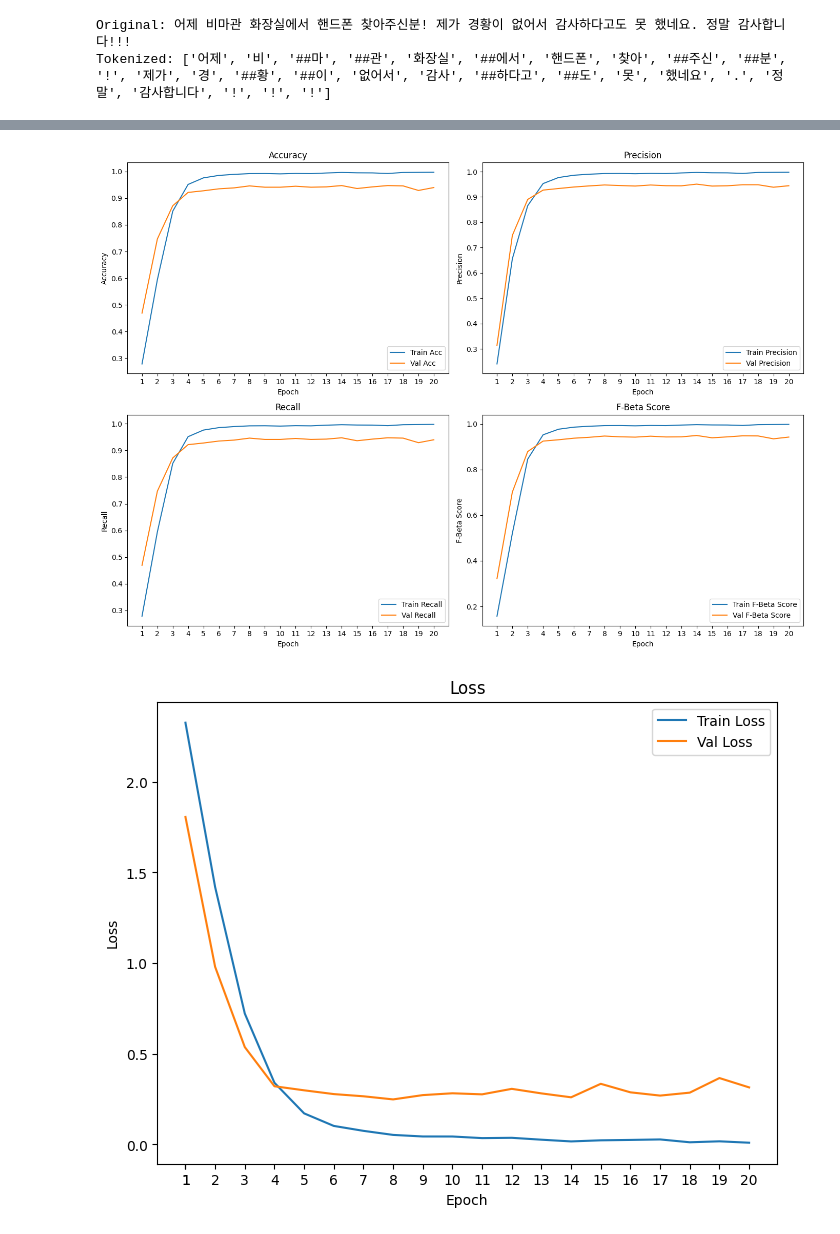
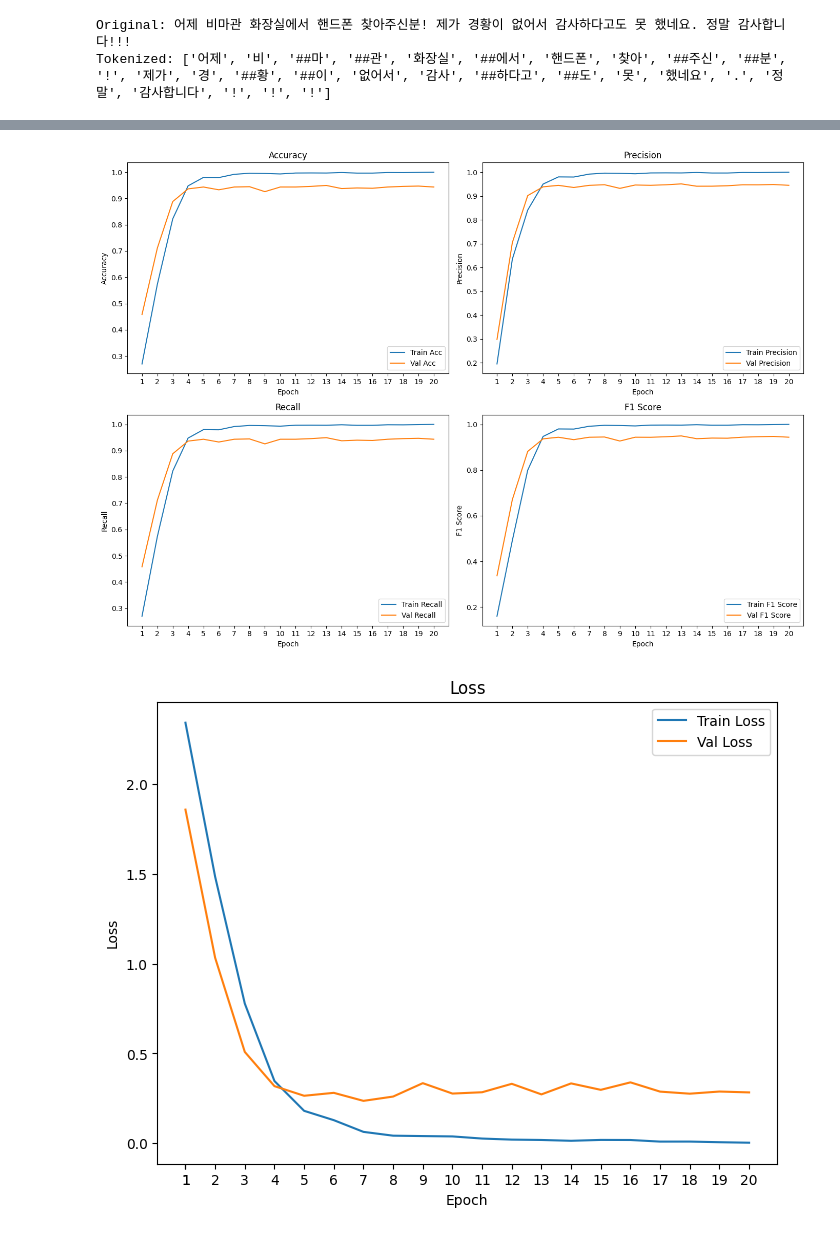
Before and after one commit to nbsp1221/communav, a Jupyter notebook: examples/kcelectra/generate-multiclass-classification-v1.ipynb, the cells around one changed output, grey strips where cells are left out. Drawn from its saved outputs; the diff is of its cells as text; code cells hidden in the pictures.

Commit message:
Update v1 code for generating multiclass classification with KcELECTRA

```diff
--- a/examples/kcelectra/generate-multiclass-classification-v1.ipynb
+++ b/examples/kcelectra/generate-multiclass-classification-v1.ipynb
@@ -57,10 +59,11 @@ CATEGORIES = {
 
 TABLE_NAME = 'everytime_article_dataset_v1'
 MODEL_ID = 'beomi/KcELECTRA-base-v2022'
-TOKENIZER_ID = './custom-tokenizer'
+TOKENIZER_ID = 'beomi/KcELECTRA-base-v2022'
+SEED = 42
+USE_RANDOM_SEED = True
 NUM_LABELS = len(CATEGORIES)
 MAX_LENGTH = 128
-F_BETA = 0.5
 METRIC_AVERAGE = 'weighted'
 METRIC_ZERO_DIVISION = 0
 BATCH_SIZE = 32
@@ -359,13 +374,13 @@ scheduler = get_linear_schedule_with_warmup(optimizer, num_warmup_steps=0, num_t
 train_accs = []
 train_precs = []
 train_recs = []
-train_f_betas = []
+train_f1s = []
 train_losses = []
 
 val_accs = []
 val_precs = []
 val_recs = []
-val_f_betas = []
+val_f1s = []
 val_losses = []
 # %%
 # 평가 지표 계산 함수 정의
@@ -374,13 +389,13 @@ def calculate_metrics(true_labels, predicted_labels):
     acc = accuracy_score(true_labels, predicted_labels)
     prec = precision_score(true_labels, predicted_labels, average=METRIC_AVERAGE, zero_division=METRIC_ZERO_DIVISION)
     rec = recall_score(true_labels, predicted_labels, average=METRIC_AVERAGE, zero_division=METRIC_ZERO_DIVISION)
-    f_beta = fbeta_score(true_labels, predicted_labels, beta=F_BETA, average=METRIC_AVERAGE, zero_division=METRIC_ZERO_DIVISION)
+    f1 = f1_score(true_labels, predicted_labels, average=METRIC_AVERAGE, zero_division=METRIC_ZERO_DIVISION)
 
-    return acc, prec, rec, f_beta
+    return acc, prec, rec, f1
 # %%
 # 학습 시작
 
-best_val_f_beta = 0.9
+best_val_f1 = 0.0
 best_model_path = None
 
 for epoch in range(EPOCHS):
@@ -408,11 +423,11 @@ for epoch in range(EPOCHS):
         train_predictions.extend(predictions.tolist())
         train_labels_epoch.extend(labels.tolist())
 
-    train_acc, train_prec, train_rec, train_f_beta = calculate_metrics(train_labels_epoch, train_predictions)
+    train_acc, train_prec, train_rec, train_f1 = calculate_metrics(train_labels_epoch, train_predictions)
     train_accs.append(train_acc)
     train_precs.append(train_prec)
     train_recs.append(train_rec)
-    train_f_betas.append(train_f_beta)
+    train_f1s.append(train_f1)
     train_loss /= len(train_dataloader)
     train_losses.append(train_loss)
 
@@ -435,24 +450,24 @@ for epoch in range(EPOCHS):
 
             val_predictions.extend(predictions.tolist())
 
-    val_acc, val_prec, val_rec, val_f_beta = calculate_metrics(val_labels, val_predictions)
+    val_acc, val_prec, val_rec, val_f1 = calculate_metrics(val_labels, val_predictions)
     val_accs.append(val_acc)
     val_precs.append(val_prec)
     val_recs.append(val_rec)
-    val_f_betas.append(val_f_beta)
+    val_f1s.append(val_f1)
     val_loss /= len(val_dataloader)
     val_losses.append(val_loss)
 
     print(f'Epoch {epoch + 1}:')
-    print(f'  Train Acc = {train_acc:.4f}, Train Prec = {train_prec:.4f}, Train Rec = {train_rec:.4f}, Train F-Beta = {train_f_beta:.4f}, Train Loss = {train_loss:.4f}')
-    print(f'  Val Acc = {val_acc:.4f}, Val Prec = {val_prec:.4f}, Val Rec = {val_rec:.4f}, Val F-Beta = {val_f_beta:.4f}, Val Loss = {val_loss:.4f}')
+    print(f'  Train Acc = {train_acc:.4f}, Train Prec = {train_prec:.4f}, Train Rec = {train_rec:.4f}, Train F1 = {train_f1:.4f}, Train Loss = {train_loss:.4f}')
+    print(f'  Val Acc = {val_acc:.4f}, Val Prec = {val_prec:.4f}, Val Rec = {val_rec:.4f}, Val F1 = {val_f1:.4f}, Val Loss = {val_loss:.4f}')
 
-    if val_f_beta > best_val_f_beta:
-        best_val_f_beta = val_f_beta
-        best_model_path = os.path.join(SAVE_PATH, f'model-epoch-{epoch + 1:02d}-{best_val_f_beta:.4f}')
+    if val_f1 > best_val_f1:
+        best_val_f1 = val_f1
+        best_model_path = os.path.join(SAVE_PATH, f'.model-epoch-{epoch + 1:02d}-{best_val_f1:.4f}')
         model.save_pretrained(best_model_path)
         tokenizer.save_pretrained(best_model_path)
-        print(f'  Best model saved with {best_val_f_beta:.4f} F-beta score.')
+        print(f'  Best model saved with {best_val_f1:.4f} F1 score.')
 
 print('Training finished.')
 # %% [output]
@@ -533,39 +551,39 @@ plt.ylabel('Precision')
 plt.legend()
 plt.title('Precision')
 
 plt.subplot(2, 2, 3)
 plt.plot(epochs, train_recs, label='Train Recall')
 plt.plot(epochs, val_recs, label='Val Recall')
 plt.xlabel('Epoch')
 plt.xticks(tick_marks)
 plt.ylabel('Recall')
 plt.legend()
 plt.title('Recall')
 
 plt.subplot(2, 2, 4)
-plt.plot(epochs, train_f_betas, label='Train F-Beta Score')
-plt.plot(epochs, val_f_betas, label='Val F-Beta Score')
+plt.plot(epochs, train_f1s, label='Train F1 Score')
+plt.plot(epochs, val_f1s, label='Val F1 Score')
 plt.xlabel('Epoch')
 plt.xticks(tick_marks)
-plt.ylabel('F-Beta Score')
+plt.ylabel('F1 Score')
 plt.legend()
-plt.title('F-Beta Score')
+plt.title('F1 Score')
 
 plt.tight_layout()
 plt.show()
 
 plt.figure(figsize=(8, 6))
 plt.plot(epochs, train_losses, label='Train Loss')
 plt.plot(epochs, val_losses, label='Val Loss')
 plt.xlabel('Epoch')
 plt.xticks(tick_marks)
 plt.ylabel('Loss')
 plt.legend()
 plt.title('Loss')
 plt.show()
 # %% [output]
-[figure, old version]
+[figure, new version]
-[figure, old version]
+[figure, new version]
 # %%
 # 평가
 
```
Also changed, not shown: parts of 12 cells of this notebook, 1 other file.
